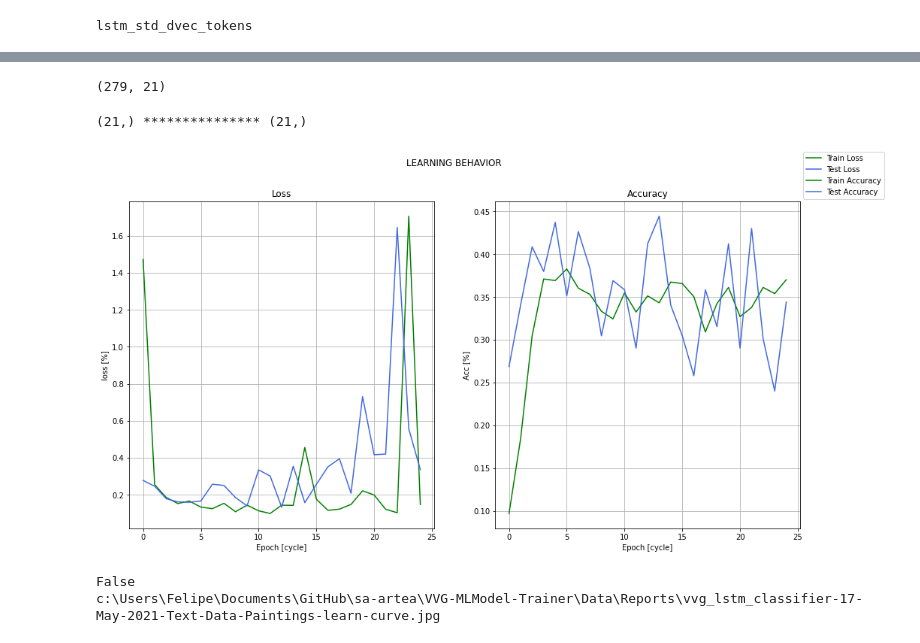
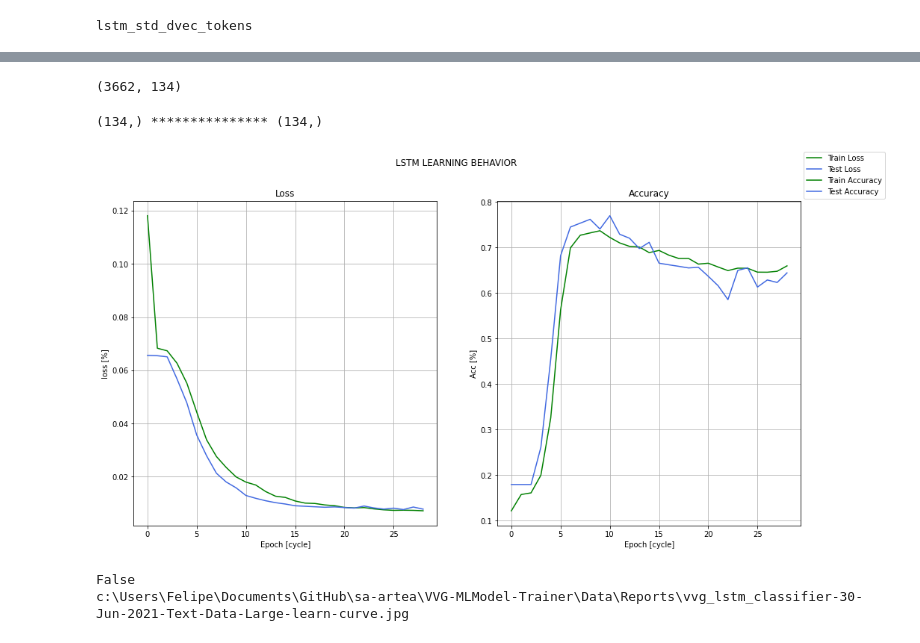
Before and after one commit to sa-artea/VVG-MLModel-Trainer, a Jupyter notebook: Notebooks/VVG-LSTM-Classifier.ipynb, the cells around one changed output, grey strips where cells are left out. Drawn from its saved outputs; the diff is of its cells as text; code cells hidden in the pictures.

```diff
--- a/Notebooks/VVG-LSTM-Classifier.ipynb
+++ b/Notebooks/VVG-LSTM-Classifier.ipynb
@@ -142,7 +142,7 @@ targetf = "Target"
 reportf = "Reports"
 
 #  subfolder with the CSV files containing the ML pandas dataframe
-stdf = "Std"
+stdf = "Train"
 
 # dataframe file extension
 fext = "csv"
@@ -194,8 +194,8 @@ keeper_regex = r"(^ID$)|(^std_)"
 
 # default values
 # work_fn, work_dict, work_sufix = small_fn, sdict_fn, small_sufix
-work_fn, work_dict, work_sufix = painting_fn, pdict_fn, painting_sufix
-# work_fn, work_dict, work_sufix = large_fn, ldict_fn, large_sufix
+# work_fn, work_dict, work_sufix = painting_fn, pdict_fn, painting_sufix
+work_fn, work_dict, work_sufix = large_fn, ldict_fn, large_sufix
 # %%
 root_folder = os.getcwd()
 root_folder = os.path.split(root_folder)[0]
@@ -571,7 +571,7 @@ ytf_test = tf.convert_to_tensor(y_test, dtype="float64")
 # the number is because of good practices for NLP
 # min 200 max 500, normaly 300 (related to the semantic number of themes)
 # 120 for now in this test
-lstm_units = 500
+lstm_units = 400
 
 # timestep is 1 because you read a word at a time
 memory = timesteps
@@ -623,10 +623,10 @@ ls = "binary_crossentropy"
 # ls = "cosine_similarity"
 
 # optimization function
-# opti = "adam"
+opti = "adam"
 # opti = SGD(lr=0.01, momentum=0.9, decay=0.01)
 # opti = "adagrad"
-opti = "RMSprop"
+# opti = "RMSprop"
 
 # evaluation score
 met = ["accuracy"]
@@ -635,7 +635,7 @@ met = ["accuracy"]
 # verbose mode
 ver = 1
 # training epocha
-epo = 300
+epo = 500
 print("training epochs:", epo)
 # %% [output]
 LSTM memory span: 15
@@ -670,14 +670,14 @@ lstm_layers = (
     # Dropout(ldrop, name = "EnDrop_2"),
 
     # intermediate recurrent encoder layer
-    LSTM(int(lstm_units/4), activation=inn, input_shape=(timesteps, features), return_sequences=False, name = "EnLSTM_3"),
+    LSTM(int(lstm_units/4), activation=inn, input_shape=(timesteps, features), return_sequences=rs, name = "EnLSTM_3"),
     Dropout(ldrop, name = "EnDrop_3"),
 
     # # intermediate recurrent encoder layer
     # LSTM(int(lstm_units/8), activation=inn, input_shape=(timesteps, features), return_sequences=False, name = "EnLSTM_4"),
     # SpatialDropout1D(ldrop, name = "EnDrop_4"),
     # from 2D to 1D
-    # Flatten(name = "LayFlat1"),
+    Flatten(name = "LayFlat1"),
     # Flatten(name = "LayFlat2"),
 
     # mid dense encoding layer
@@ -801,7 +807,7 @@ INFO:tensorflow:Assets written to: c:\Users\Felipe\Documents\GitHub\sa-artea\VVG
 # cheking test shape
 print(lstm_results.shape)
 # %% [output]
-(279, 21)
+(3662, 134)
 # %%
 print(y_test[0].shape, "***************", lstm_results[0].shape)
 # for y, r in zip(y_test, lstm_results):
@@ -809,31 +815,31 @@ print(y_test[0].shape, "***************", lstm_results[0].shape)
 #     r = r.round(2)
 #     print(y, "\n", list(r))
 # %% [output]
-(21,) *************** (21,)
+(134,) *************** (134,)
 # %%
 # reporting results
 # reporte de entrenamiento para el modelo
 # base de la figura
 fig, (ax1, ax2) = plt.subplots(1,2, figsize=(16,8))
 
 # datos de la figura en de perdida y precision
 ax1.plot(history_lstm.history["loss"], 'green', label = "Train Loss")
 ax1.plot(history_lstm.history["val_loss"], 'royalblue', label = "Test Loss")
 ax2.plot(history_lstm.history["accuracy"], 'green', label = "Train Accuracy")
 ax2.plot(history_lstm.history["val_accuracy"], 'royalblue', label = "Test Accuracy")
 
 # leyenda de la grafica
-fig.suptitle("LEARNING BEHAVIOR")
+fig.suptitle("LSTM LEARNING BEHAVIOR")
 ax1.grid(True)
 ax2.grid(True)
 ax1.set_title("Loss")
 ax2.set_title("Accuracy")
 ax1.set(xlabel = "Epoch [cycle]", ylabel = "loss [%]")
 ax2.set(xlabel = "Epoch [cycle]", ylabel = "Acc [%]")
 fig.legend()
 fig.show()
 # %% [output]
-[figure, old version]
+[figure, new version]
 # %%
 # saving image in png file
 work_learn_img = model_fname + "-" + str_date + "-" + work_sufix + "-learn-curve." + imgext
@@ -842,7 +848,7 @@ print(os.path.exists(img_fpn))
 print(img_fpn)
 # %% [output]
 False
-c:\Users\Felipe\Documents\GitHub\sa-artea\VVG-MLModel-Trainer\Data\Reports\vvg_lstm_classifier-17-May-2021-Text-Data-Paintings-learn-curve.jpg
+c:\Users\Felipe\Documents\GitHub\sa-artea\VVG-MLModel-Trainer\Data\Reports\vvg_lstm_classifier-30-Jun-2021-Text-Data-Large-learn-curve.jpg
 # %%
 # saving rendered image
 fig.savefig(img_fpn, dpi = fig.dpi)
```
Also changed, not shown: parts of 27 cells of this notebook, 22 other files.
